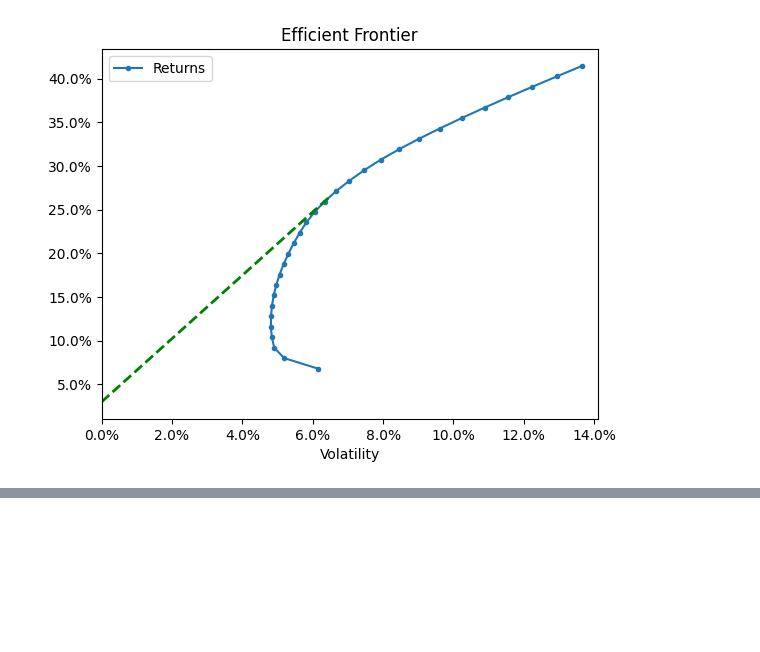
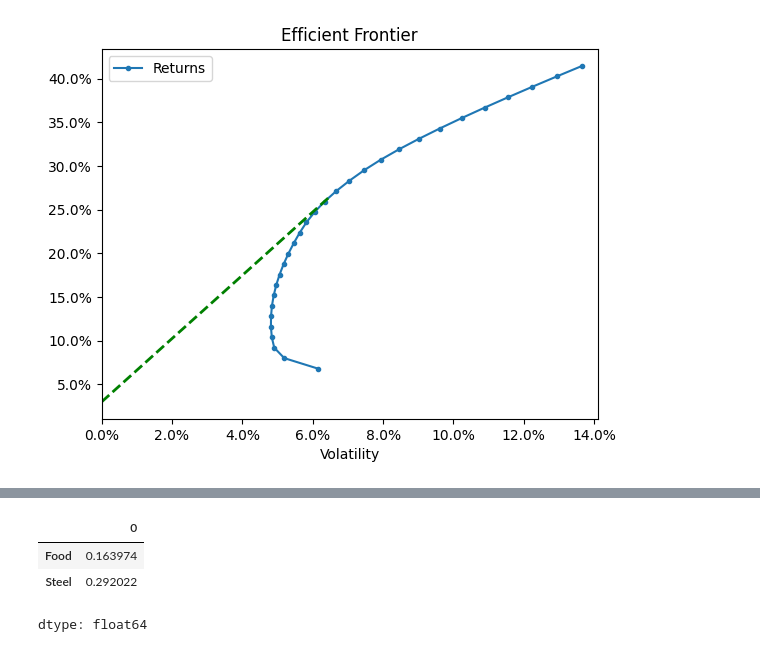
Before and after one commit to Terry4715/MVO-backtest, a Jupyter notebook: CodeAlong_Module2.ipynb, the cells around one changed output, grey strips where cells are left out. Saved outputs shown, nothing was run; the diff lists cells and outputs as text; code cells hidden in the pictures; blank space fills up the shorter version.

```diff
--- a/CodeAlong_Module2.ipynb
+++ b/CodeAlong_Module2.ipynb
@@ -269,0 +288,7 @@ tk.plot_ef(30, er[l], cov.loc[l,l], show_cml=True, riskfree_rate=0.03)
+# %%
+tk.ann_vol(ind[l], 12)
+# %% [output]
+|  | 0 |
+| Food | 0.163974 |
+| Steel | 0.292022 |
+dtype: float64
```
Also changed, not shown: parts of 13 cells of this notebook.
